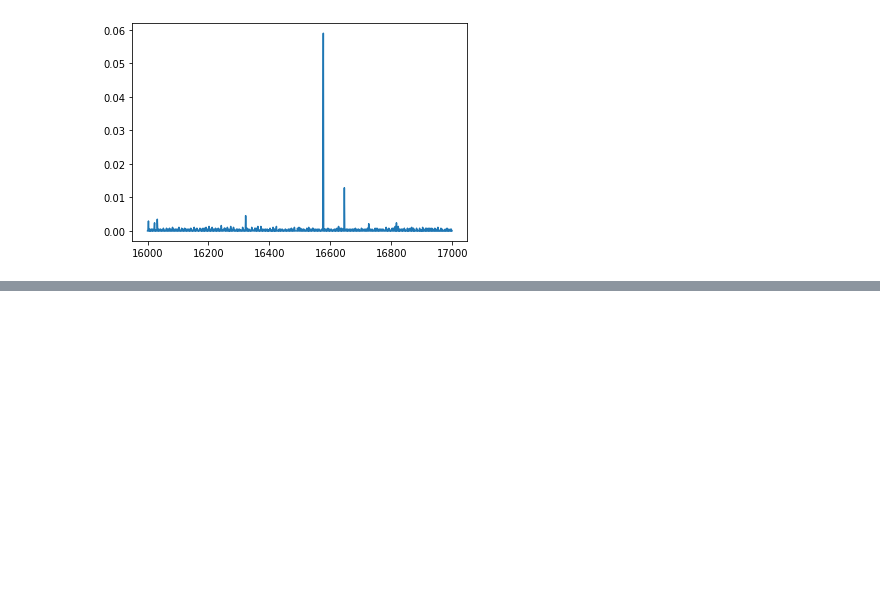
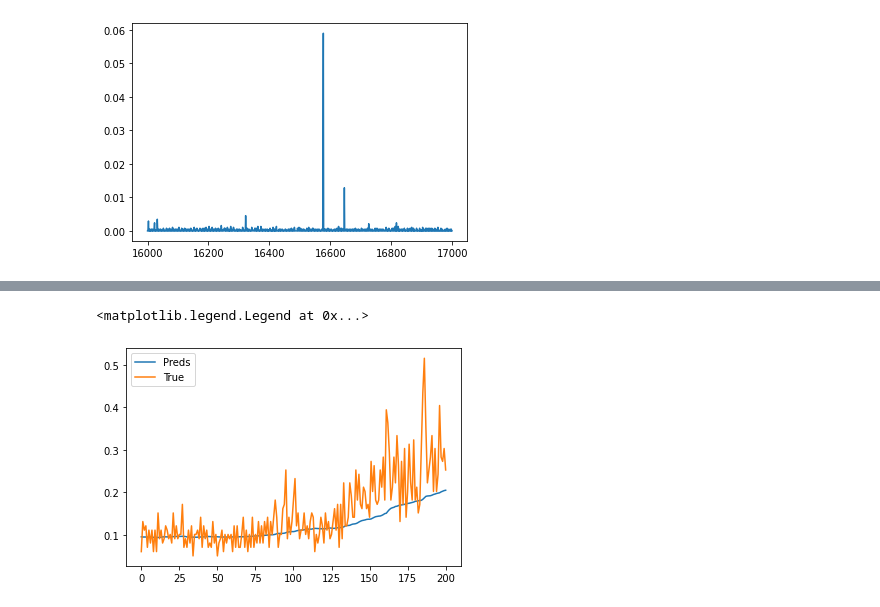
Before and after one commit to ML4ITS/mtad-gat-pytorch, a Jupyter notebook: eda/smd_eda.ipynb, the cells around one changed output, grey strips where cells are left out. Saved outputs shown, nothing was run; the diff lists cells and outputs as text; code cells hidden in the pictures; blank space fills up the shorter version.

```diff
--- a/eda/smd_eda.ipynb
+++ b/eda/smd_eda.ipynb
@@ -177,0 +178,10 @@ plt.show()
+# %%
+i=0
+preds = output.loc[1500:1700, [f'Pred_{i}']]
+true_y = output.loc[1500:1700, [f'True_{i}']]
+plt.plot(preds.values, label='Preds')
+plt.plot(true_y.values, label='True')
+plt.legend()
+# %% [output]
+<matplotlib.legend.Legend at 0x...>
+[figure, added]
```
Also changed, not shown: parts of 4 cells of this notebook, 1 other file.
